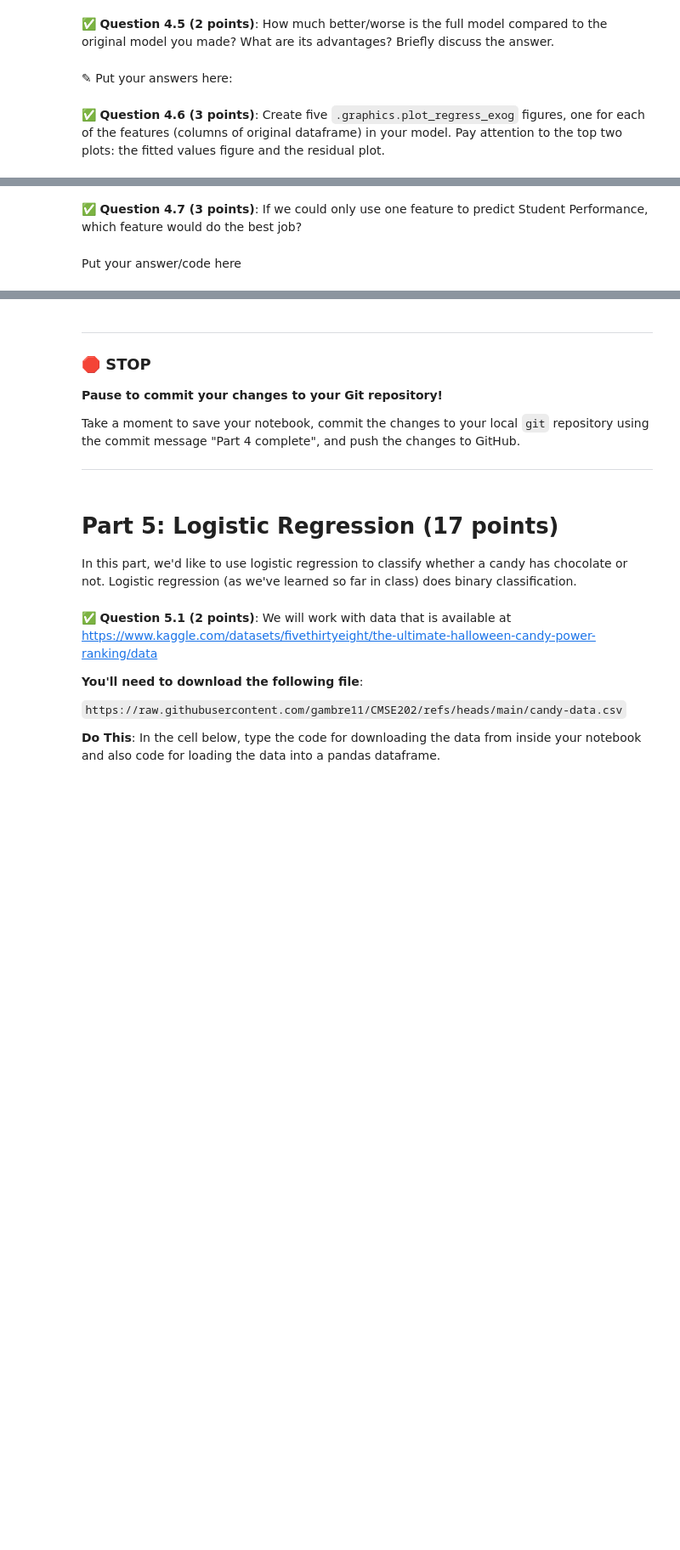
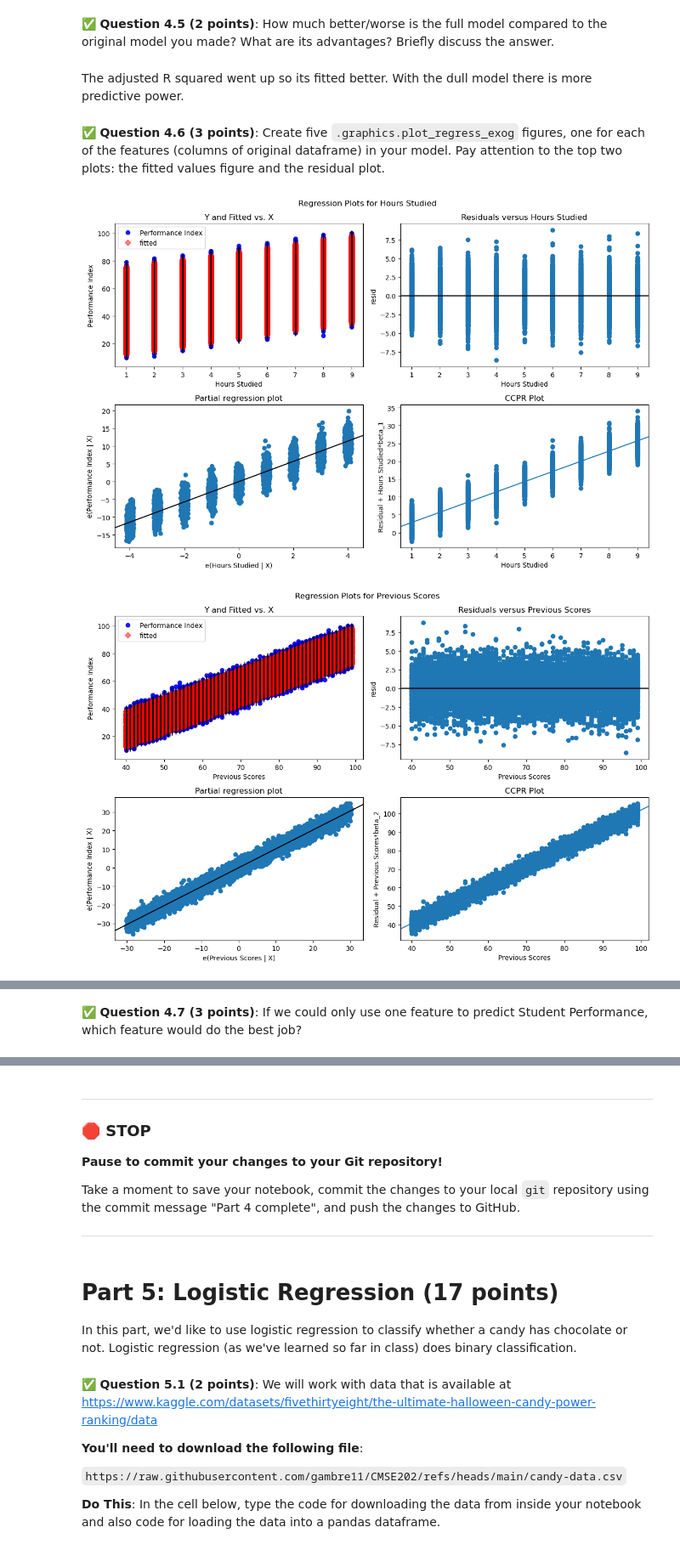
Before and after one commit to Justinwagner371/CMSE202-f25-turnin, a Jupyter notebook: hw-03/HW-03_Regression-S25-STUDENT.ipynb, the cells around one changed output, grey strips where cells are left out. Shown at 85% size. Drawn from its saved outputs; the diff is of its cells as text; code cells hidden in the pictures; blank space fills up the shorter version.

```diff
--- a/hw-03/HW-03_Regression-S25-STUDENT.ipynb
+++ b/hw-03/HW-03_Regression-S25-STUDENT.ipynb
@@ -267,0 +266,12 @@ First, download and read in this synthetic dataset of Student Performance. `http
+# %%
+# Put your code here
+dff = pd.read_csv('Student_Performance.csv')
+
+dff['Extracurricular Activities'] = (
+    dff['Extracurricular Activities']
+    .astype(str)
+    .str.strip()
+    .str.upper()
+    .map({'YES': 1, 'NO': 0})
+)
+dff.head()
@@ -283,0 +335,17 @@ First, download and read in this synthetic dataset of Student Performance. `http
+# %%
+# Put your code here
+predictors = [
+    'Hours Studied',
+    'Previous Scores',
+    'Extracurricular Activities',
+    'Sample Question Papers Practiced',
+    'Sleep Hours'
+]
+
+target = 'Performance Index'
+dff_clean = dff[predictors + [target]].dropna()
+
+X = sm.add_constant(dff_clean[predictors])
+y = dff_clean[target]
+full_model = sm.OLS(y, X).fit()
+print(full_model.summary())
@@ -284,6 +370,6 @@ First, download and read in this synthetic dataset of Student Performance. `http
 # %% [markdown]
 &#9989;  **Question 4.5 (2 points)**: How much better/worse is the full model compared to the original model you made? What are its advantages? Briefly discuss the answer.
-# %% [markdown]
-<font size=+3>&#9998;</font> Put your answers here:
+# %% [markdown]
+The adjusted R squared went up so its fitted better. With the dull model there is more predictive power.
 # %% [markdown]
 &#9989;  **Question 4.6 (3 points)**: Create five `.graphics.plot_regress_exog` figures, one for each of the features (columns of original dataframe) in your model. Pay attention to the top two plots: the fitted values figure and the residual plot.
@@ -291,0 +376,17 @@ First, download and read in this synthetic dataset of Student Performance. `http
+# %%
+# Put your code here.
+features = [
+    'Hours Studied',
+    'Previous Scores',
+    'Extracurricular Activities',
+    'Sample Question Papers Practiced',
+    'Sleep Hours'
+]
+
+for feature in features:
+    fig = sm.graphics.plot_regress_exog(full_model, feature, fig=plt.figure(figsize=(12, 8)))
+    plt.tight_layout()
+    plt.show()
+# %% [output]
+[figure, added]
+[figure, added]
@@ -292,4 +396,2 @@ First, download and read in this synthetic dataset of Student Performance. `http
 # %% [markdown]
 &#9989;  **Question 4.7 (3 points)**: If we could only use one feature to predict Student Performance, which feature would do the best job?
-# %% [markdown]
-Put your answer/code here
```
Also changed, not shown: parts of 11 cells of this notebook, 1 other file.
